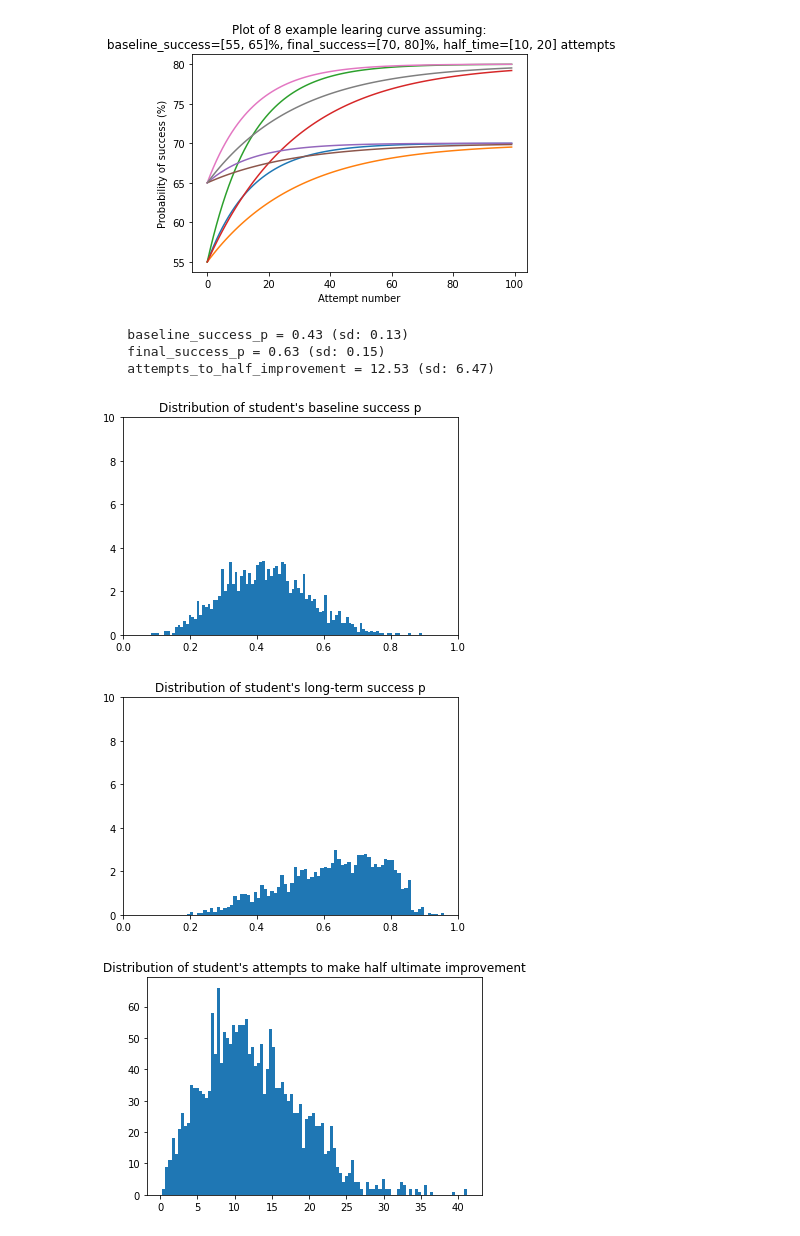
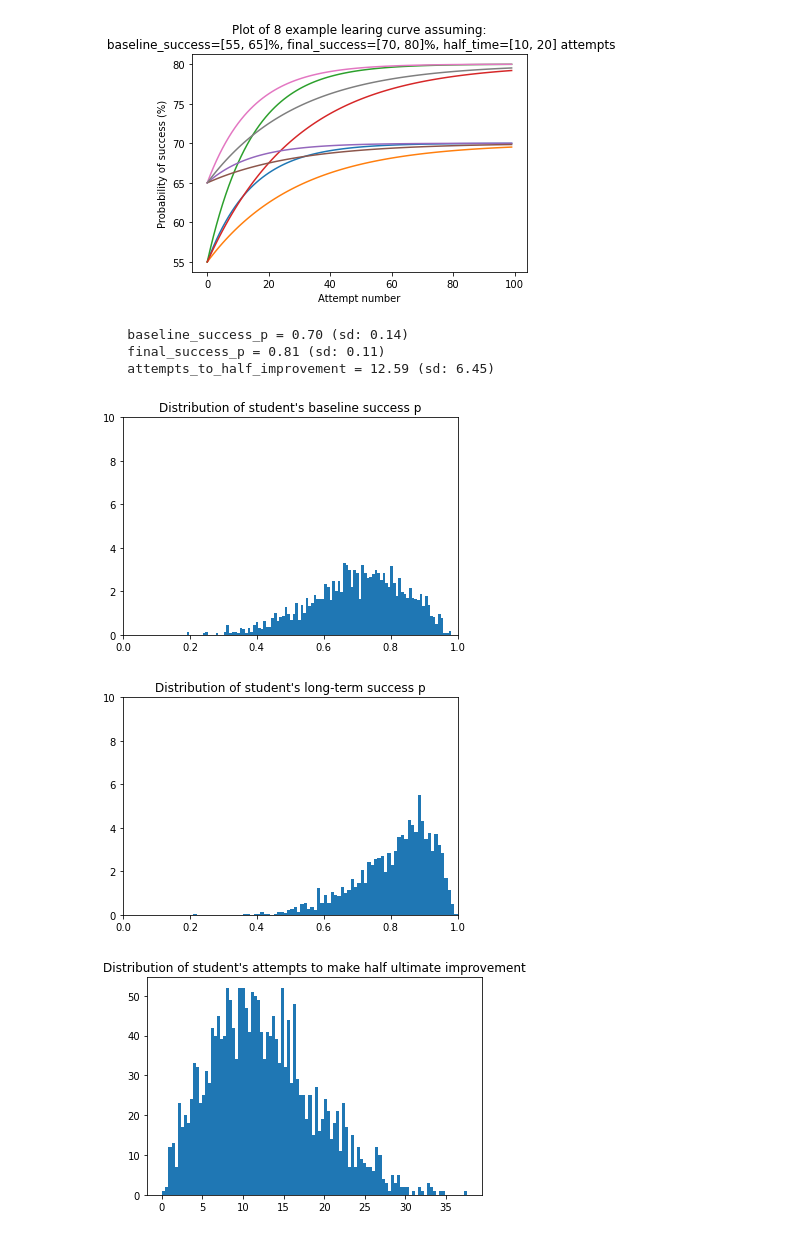
Before and after one commit to ErichBSchulz/IVCTrial, a Jupyter notebook: PowerSimulation.ipynb, the cells around one changed output. Cells and saved outputs as stored; diff of their text form; code cells hidden in the pictures.

```diff
--- a/PowerSimulation.ipynb
+++ b/PowerSimulation.ipynb
@@ -121,40 +122,47 @@ def succeeded(p, success_relative_increase):
     pp(7, f"P initial: {p.mean():0.3}  P after adjustment: {modified_success.mean():0.3}; dice: {random_roll.mean():0.3}")
     return random_roll < modified_success
 
-def create_mock_students(n = 2000, chattiness = 5):
+def create_mock_students(baseline_alpha, baseline_beta, fall_in_failure_rate, half_time_mean, n = 2000, chattiness = 5):
     # baseline "beta" curve defining initial success rate
-    baseline_alpha = 6
-    baseline_beta = 8
-    fall_in_failure_rate = .7 # how much do they improve (or does their failure rate drop)
-    half_time_mean = 10 # how quickly to students learn?
     sc = generate_student_curves(baseline_alpha, baseline_beta, fall_in_failure_rate, half_time_mean, n)
     sac = student_attempt_success(sc, attempts=20)
     pp(chattiness, f"Generated attempt success curves for {n} students.")
     return sc, sac
 # %%
+"""
+    baseline_alpha = 6, baseline_beta = 8
+    fall_in_failure_rate = .7 # how much do they improve (or does their failure rate drop)
+    half_time_mean = 10 # how quickly to students learn?
+"""
 student_data_file = 'students0.43_0.13_0.63_0.15_12.53_6.47.pickle'
+student_data_file = False
+student_data_file = "students0.70_0.14_0.81_0.11_12.59_6.45.pickle"
 
 def read_student_data(student_data_file):
     with open(student_data_file, 'rb') as fp:
         data = pickle.load(fp)
         return data['sc'], data['sac']
 
 if student_data_file:
     sc, sac = read_student_data(student_data_file)
     student_curve_attributes = describe_student_curves(sc, plots=True)
 else:
-    sc, sac, student_curve_attributes = create_mock_students(chattiness=10)
+    sc, sac = create_mock_students(
+        baseline_alpha = 7, baseline_beta = 3,
+        fall_in_failure_rate = .75, # how much do they improve (or does their failure rate drop)
+        half_time_mean = 10, # how quickly to students learn?
+        chattiness=1, n = 2000)
     student_curve_attributes = describe_student_curves(sc, plots=True)
     student_curve_attributes['key']
-    with open(f"students{student_curve_attributes['key']}.json", 'wb') as fp:
+    with open(f"students{student_curve_attributes['key']}.pickle", 'wb') as fp:
         pickle.dump({"sc":sc,"sac":sac}, fp)
 # %% [output]
-    baseline_success_p = 0.43 (sd: 0.13)
-    final_success_p = 0.63 (sd: 0.15)
-    attempts_to_half_improvement = 12.53 (sd: 6.47)
+    baseline_success_p = 0.70 (sd: 0.14)
+    final_success_p = 0.81 (sd: 0.11)
+    attempts_to_half_improvement = 12.59 (sd: 6.45)
-[figure, old version]
+[figure, new version]
-[figure, old version]
+[figure, new version]
-[figure, old version]
+[figure, new version]
 # %%
 def generate_trial_data(subject_n, attempt_n, trials, groups, sac):
     attempt_data = []
```
Also changed, not shown: parts of 15 cells of this notebook.
